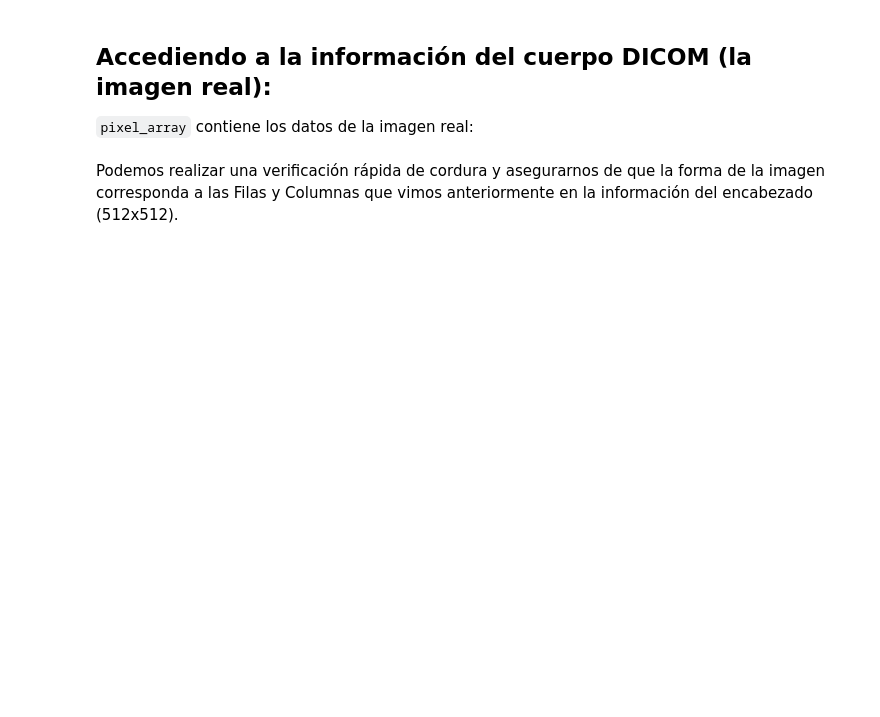
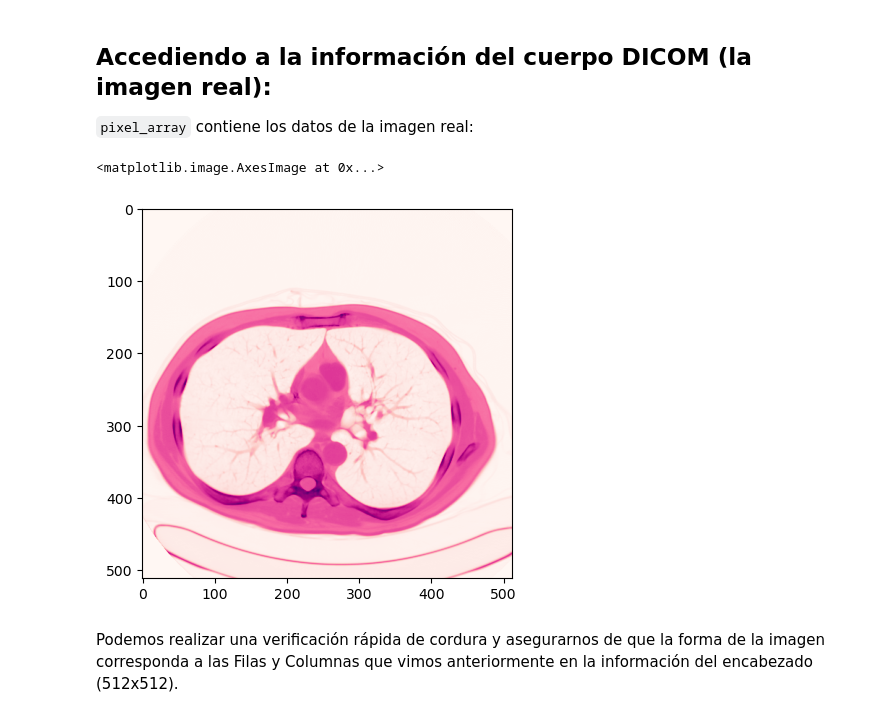
Before and after one commit to aquinteroz/Proyecto3, a Jupyter notebook: Notebooks/02 - DICOM - NIfTI/01-DICOM.ipynb, the cells around one changed output. Drawn from its saved outputs; the diff is of its cells as text; code cells hidden in the pictures; blank space fills up the shorter version.

```diff
--- a/Notebooks/02 - DICOM - NIfTI/01-DICOM.ipynb
+++ b/Notebooks/02 - DICOM - NIfTI/01-DICOM.ipynb
@@ -59,7 +85,10 @@ print('Body Part Examined: ', dicom_file.BodyPartExamined)
 # %%
 ct = dicom_file.pixel_array
 plt.figure()
-plt.imshow(ct, cmap="cividis")
+plt.imshow(ct, cmap="RdPu")
+# %% [output]
+<matplotlib.image.AxesImage at 0x...>
+[figure, added]
 # %% [markdown]
 Podemos realizar una verificación rápida de cordura y asegurarnos de que la forma de la imagen corresponda a las Filas y Columnas que vimos anteriormente en la información del encabezado (512x512).
 # %%
```
Also changed, not shown: parts of 15 cells of this notebook, 3 other files.
